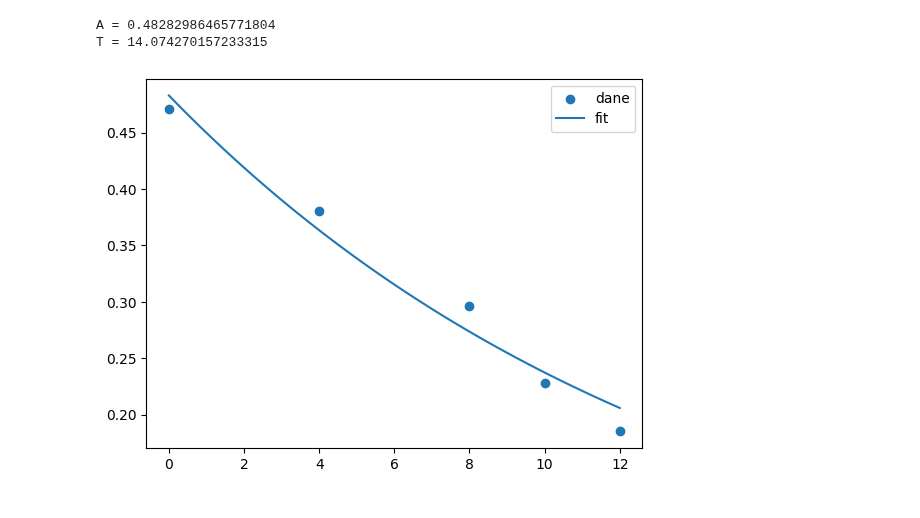
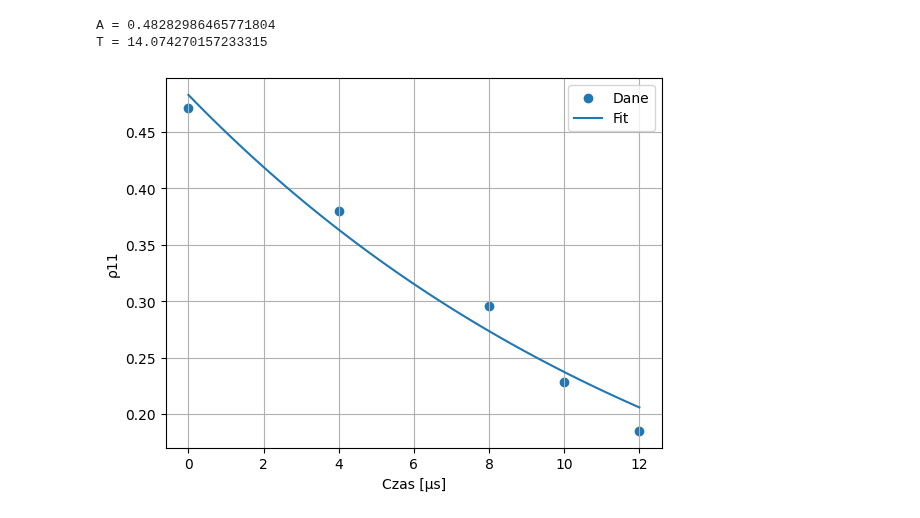
Before and after one commit to ziomek681/LindbladianLearningQubit, a Jupyter notebook: Fit.ipynb, the cells around one changed output. Cells and saved outputs as stored; diff of their text form; code cells hidden in the pictures.

```diff
--- a/Fit.ipynb
+++ b/Fit.ipynb
@@ -8,34 +8,36 @@ xdata = np.array([0, 4, 8, 10, 12])
 ydata = np.array([0.471, 0.38, 0.296, 0.228, 0.185])
 
 def decay(x, T, A):
     return A*np.exp(-x/T)
 
 params, covariance = curve_fit(
     decay,
     xdata,
     ydata,
     p0=[10, 1],        # ważne!
     #bounds=(
     #[-np.inf, 0, 1, -np.inf, -np.inf, -np.inf, -np.inf, -np.inf, -np.inf],   # p >= 0
     #[np.inf, np.inf, 2, np.inf, np.inf, np.inf, np.inf, np.inf, np.inf]   # p <= 10
     #),
     maxfev=10000
 )
 
 T, A = params
 print("A =", A)
 print("T =", T)
 
 x_fit = np.linspace(min(xdata), max(xdata), 100)
 y_fit = decay(x_fit, T, A)
 
-plt.scatter(xdata, ydata, label='dane')
-plt.plot(x_fit, y_fit, label='fit')
+plt.scatter(xdata, ydata, label='Dane')
+plt.plot(x_fit, y_fit, label='Fit')
 
+plt.xlabel("Czas [µs]")
+plt.ylabel("ρ11")
 plt.legend()
-#plt.grid(True)
+plt.grid(True)
 plt.show()
 # %% [output]
 A = 0.48282986465771804
 T = 14.074270157233315
-[figure, old version]
+[figure, new version]
```
Also changed, not shown: 8 other files.
